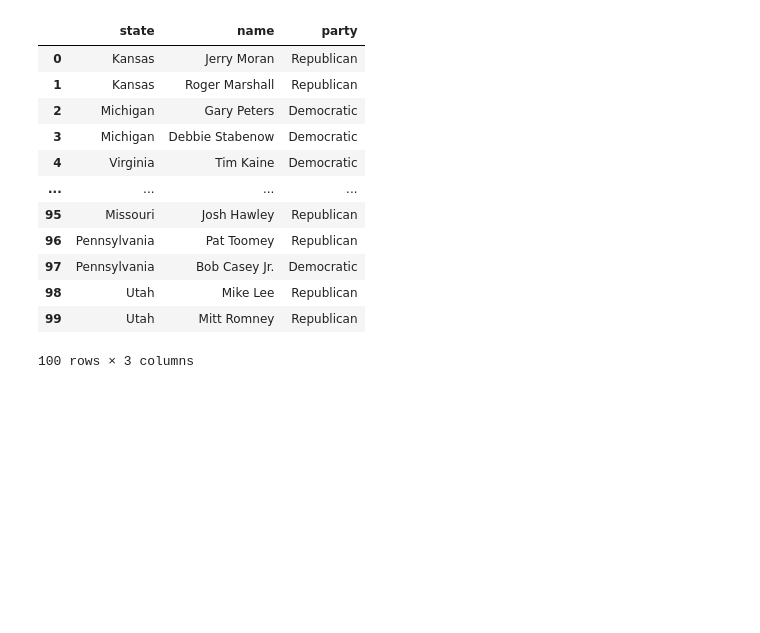
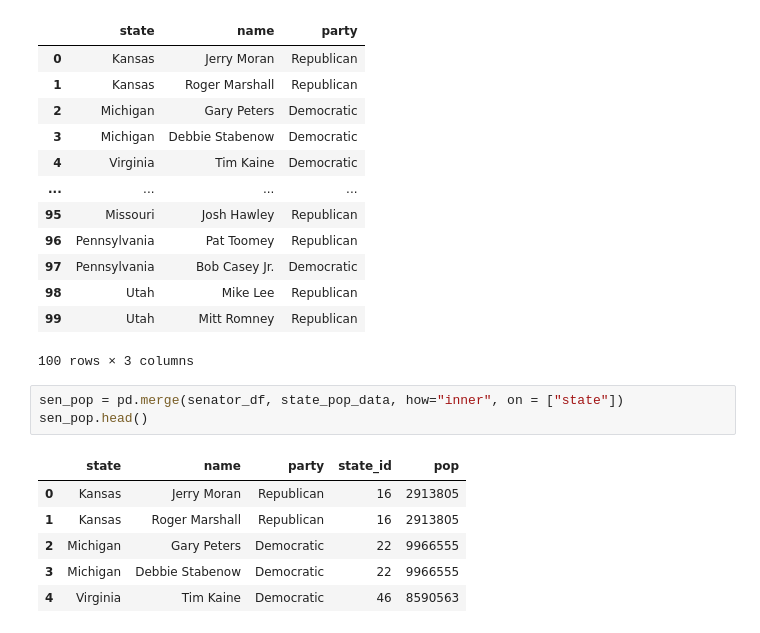
Before and after one commit to claws425/ETL-Project, a Jupyter notebook: ETLProject.ipynb, the cells around one changed output. Drawn from its saved outputs; the diff is of its cells as text; blank space fills up the shorter version.

Commit message:
joined the two data frames

```diff
--- a/ETLProject.ipynb
+++ b/ETLProject.ipynb
@@ -315,3 +315,13 @@ senator_df
 | 98 | Utah | Mike Lee | Republican |
 | 99 | Utah | Mitt Romney | Republican |
 100 rows × 3 columns
+# %%
+sen_pop = pd.merge(senator_df, state_pop_data, how="inner", on = ["state"])
+sen_pop.head()
+# %% [output]
+|  | state | name | party | state_id | pop |
+| 0 | Kansas | Jerry Moran | Republican | 16 | 2913805 |
+| 1 | Kansas | Roger Marshall | Republican | 16 | 2913805 |
+| 2 | Michigan | Gary Peters | Democratic | 22 | 9966555 |
+| 3 | Michigan | Debbie Stabenow | Democratic | 22 | 9966555 |
+| 4 | Virginia | Tim Kaine | Democratic | 46 | 8590563 |
```
